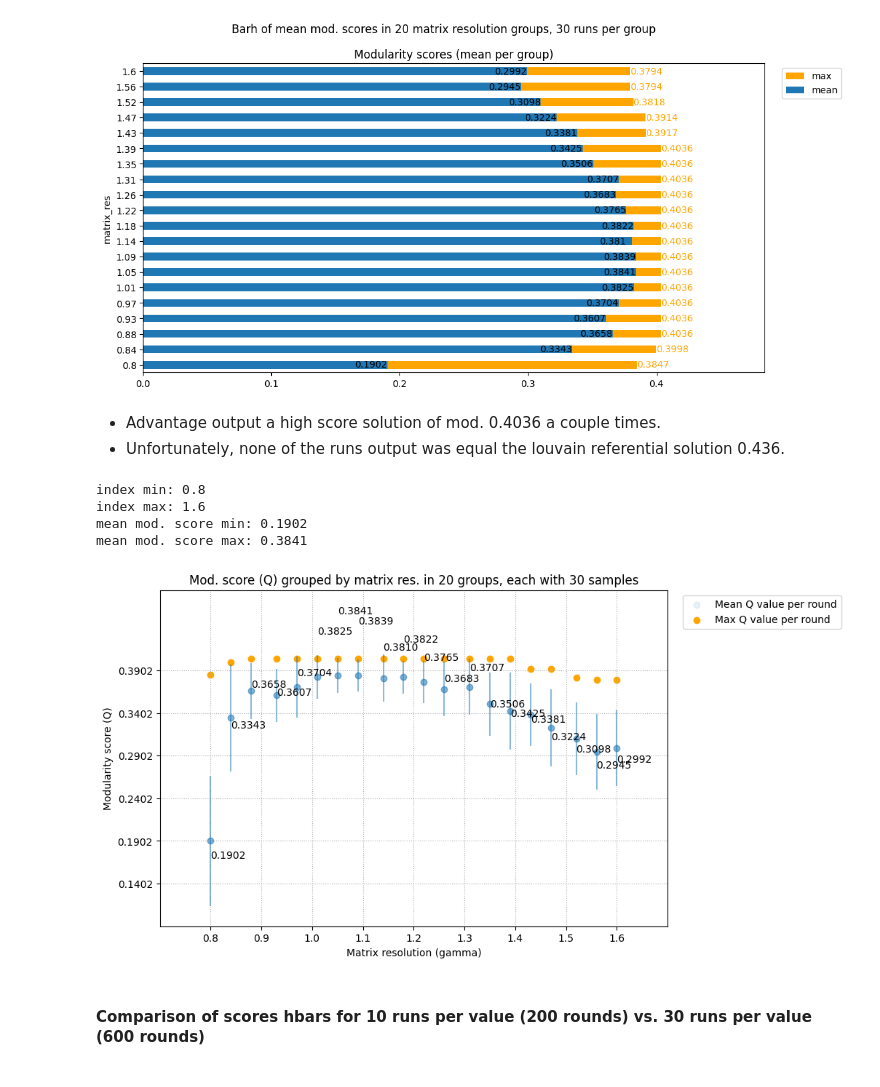
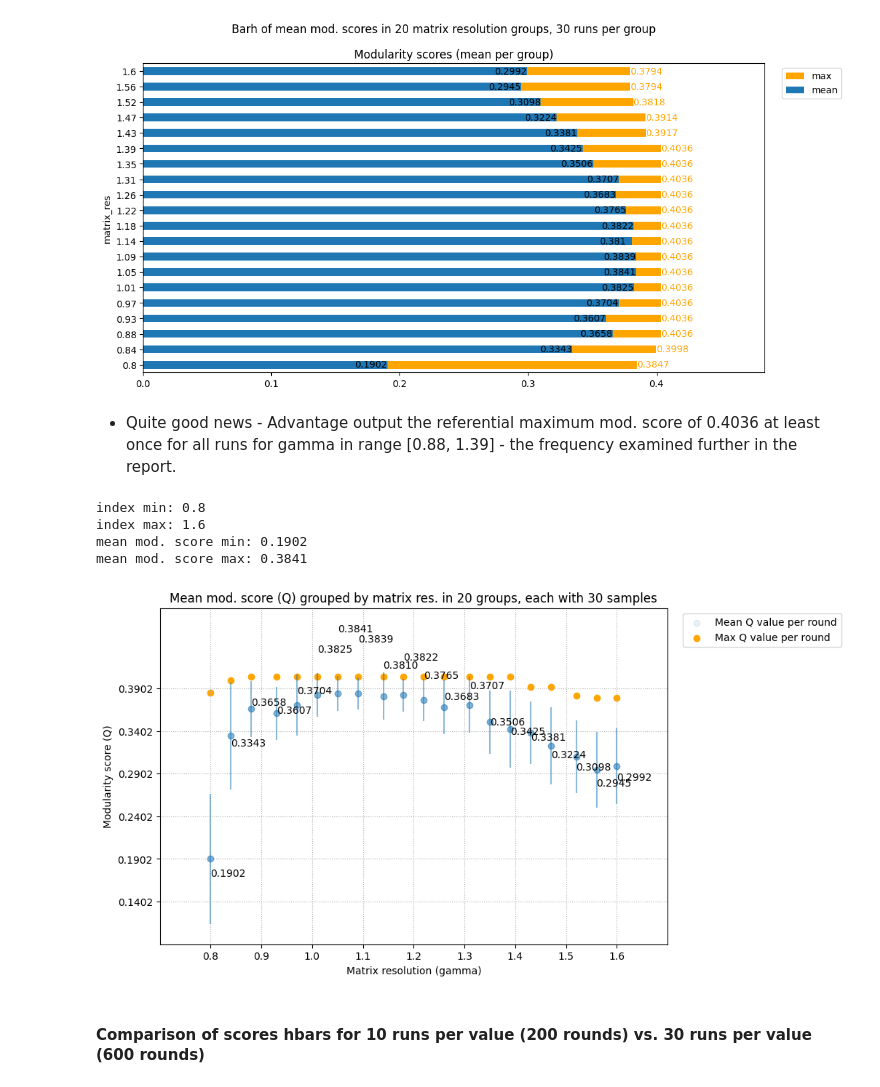
Before and after one commit to QStats/StatsModule, a Jupyter notebook: 2_results_karate.ipynb, the cells around one changed output. Cells and saved outputs as stored; diff of their text form; code cells hidden in the pictures.

```diff
--- a/2_results_karate.ipynb
+++ b/2_results_karate.ipynb
@@ -157,7 +170,7 @@ axes.xaxis.set_major_locator(x_major_ticker)
 axes.xaxis.set_minor_locator(x_minor_ticker)
 
 axes.set_title(
-    f"Mod. score (Q) grouped by matrix res. in {n_groups} groups,"
+    f"Mean mod. score (Q) grouped by matrix res. in {n_groups} groups,"
     + f" each with {n_in_group} samples"
 )
 axes.set_xlabel("Matrix resolution (gamma)")
@@ -309,9 +322,8 @@ ax.legend(
 );
 # %% [output]
 [figure]
-# %% [markdown]
-- Advantage output a high score solution of mod. 0.4036 a couple times.
-- Unfortunately, none of the runs output was equal the louvain referential solution 0.436.
+# %% [markdown]
+- Quite good news - Advantage output the referential maximum mod. score of 0.4036 at least once for all runs for gamma in range [0.88, 1.39] - the frequency examined further in the report.
 # %%
 import matplotlib.pyplot as plt
 import numpy as np
@@ -341,7 +353,7 @@ axes.xaxis.set_major_locator(x_major_ticker)
 axes.xaxis.set_minor_locator(x_minor_ticker)
 
 axes.set_title(
-    f"Mod. score (Q) grouped by matrix res. in {n_groups} groups,"
+    f"Mean mod. score (Q) grouped by matrix res. in {n_groups} groups,"
     + f" each with {n_in_group} samples"
 )
 axes.set_xlabel("Matrix resolution (gamma)")
@@ -379,34 +391,34 @@ axes.errorbar(
     a_by_res.mod_score["mean"],
     yerr=a_by_res.mod_score["std"],
     fmt="o",
     alpha=0.5,
 )
 
 x_offsets = [
     0.0009 * (-1) ** (i + 1) if y > 0.425 else 0
     for i, (x, y) in enumerate(
         zip(a_by_res.index, a_by_res.mod_score["mean"])
     )
 ]
 
 d = {k: v for k, v in enumerate(zip(a_by_res.index, a_by_res.mod_score["mean"]))}
 d_sorted = dict(sorted(d.items(), key=lambda item: item[1][1]))
 y_offsets = [0.1 if x > 0.41 else -0.03 for x in a_by_res.mod_score["mean"]]
 
 off = 0.01
 for i, t in enumerate(list(d_sorted.items())):
     _, (k, v) = t
     axes.annotate(text=f"{v:.4f}", xy=(k + x_offsets[i], v+y_offsets[i]+off), color="black")
     # off += 0.005
     off *= 1.13
 
 axes.legend(bbox_to_anchor=(1.02, 1), loc=2);
 # %% [output]
 index min: 0.8
 index max: 1.6
 mean mod. score min: 0.1902
 mean mod. score max: 0.3841
-[figure, old version]
+[figure, new version]
 # %% [markdown]
 #### Comparison of scores hbars for 10 runs per value (200 rounds) vs. 30 runs per value (600 rounds)
 # %%
```
Also changed, not shown: parts of 9 cells of this notebook, 2 other files.
